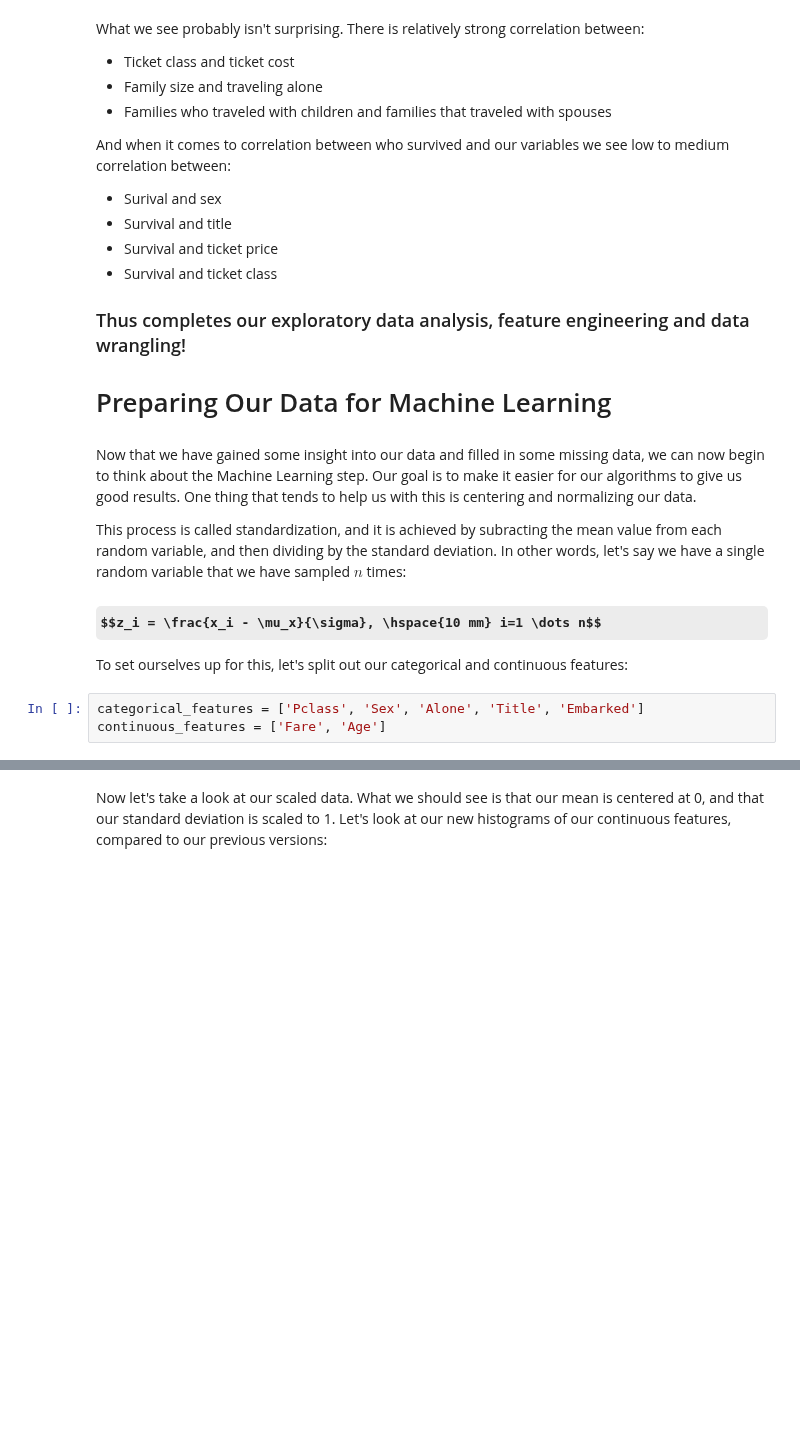
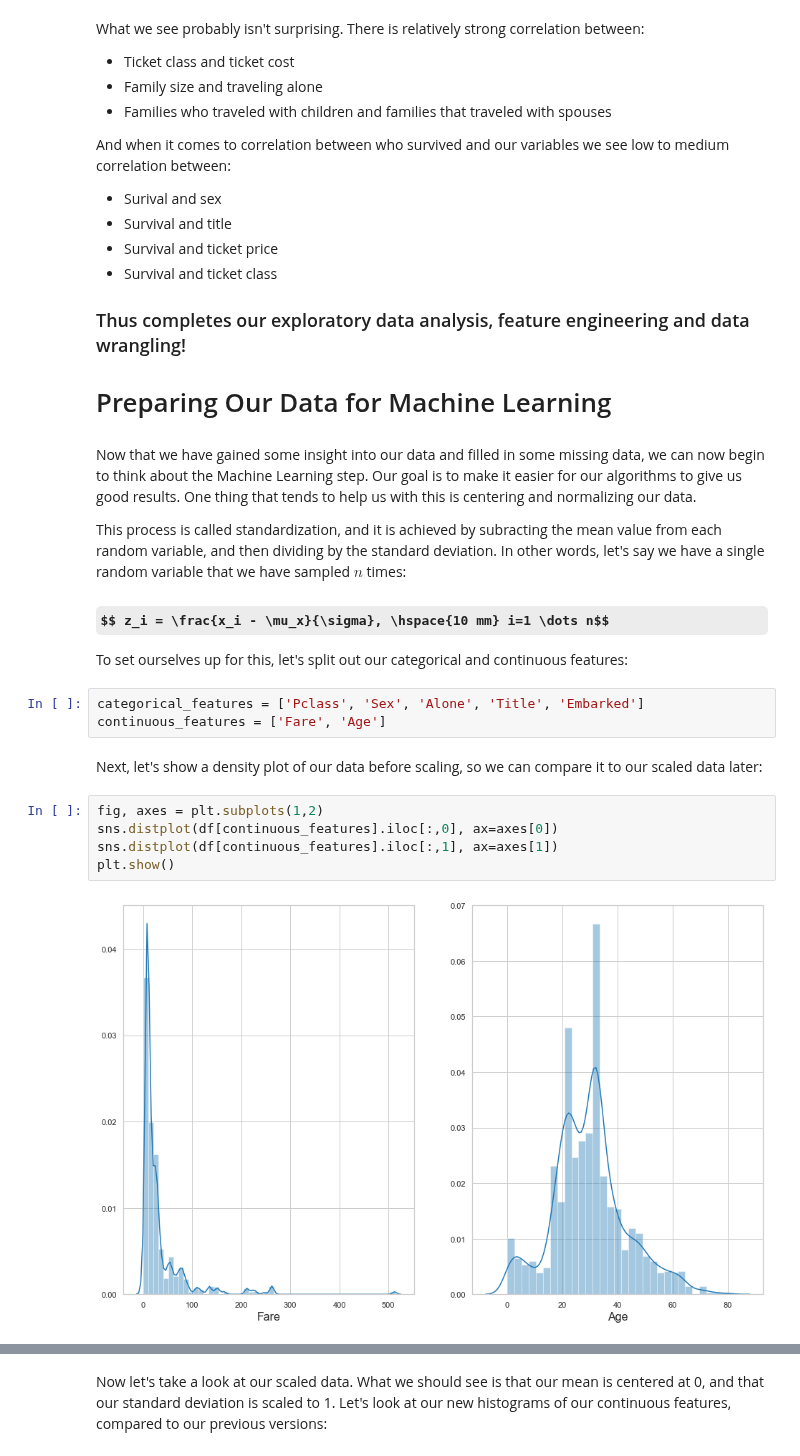
Before and after one commit to wcneill/ml-from-scratch, a Jupyter notebook: kaggle/titanic/titanic_ml.ipynb, the cells around one changed output, grey strips where cells are left out. Saved outputs shown, nothing was run; the diff lists cells and outputs as text; some formulas as TeX source; blank space fills up the shorter version.

```diff
--- a/kaggle/titanic/titanic_ml.ipynb
+++ b/kaggle/titanic/titanic_ml.ipynb
@@ -352,9 +352,18 @@ Now that we have gained some insight into our data and filled in some missing da
 
 This process is called standardization, and it is achieved by subracting the mean value from each random variable, and then dividing by the standard deviation. In other words, let's say we have a single random variable that we have sampled $n$ times:
 
-## $$z_i = \frac{x_i - \mu_x}{\sigma}, \hspace{10 mm} i=1 \dots n$$
+### $$ z_i = \frac{x_i - \mu_x}{\sigma}, \hspace{10 mm} i=1 \dots n$$
 
 To set ourselves up for this, let's split out our categorical and continuous features:
 # %%
 categorical_features = ['Pclass', 'Sex', 'Alone', 'Title', 'Embarked']
 continuous_features = ['Fare', 'Age']
+# %% [markdown]
+Next, let's show a density plot of our data before scaling, so we can compare it to our scaled data later:
+# %%
+fig, axes = plt.subplots(1,2)
+sns.distplot(df[continuous_features].iloc[:,0], ax=axes[0])
+sns.distplot(df[continuous_features].iloc[:,1], ax=axes[1])
+plt.show()
+# %% [output]
+[figure, added]
```
Also changed, not shown: parts of 5 cells of this notebook.
